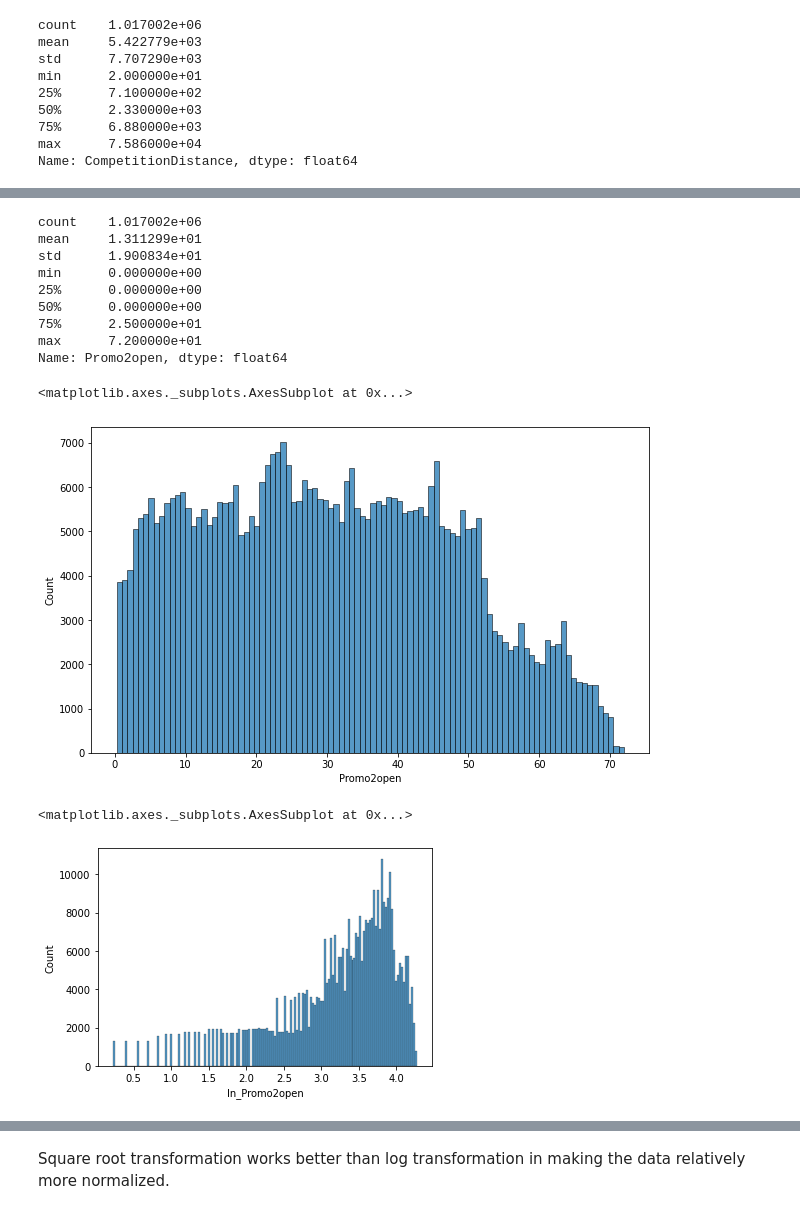
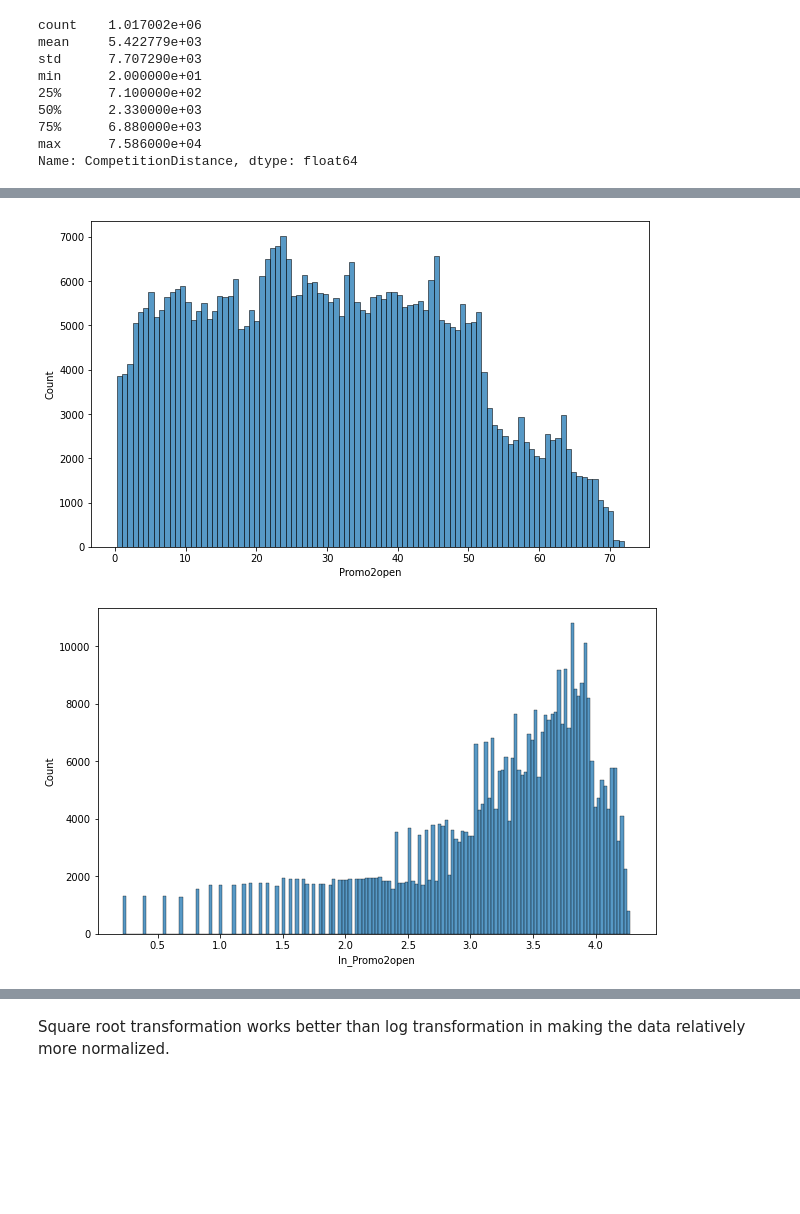
Before and after one commit to priyaregit/Rossmann-Sales-Prediction_Regression_Capstone-Project, a Jupyter notebook: Rossmann_Sales_Prediction_Capstone_Project_2_Supriya.ipynb, the cells around one changed output, grey strips where cells are left out. Saved outputs shown, nothing was run; the diff lists cells and outputs as text; code cells hidden in the pictures; blank space fills up the shorter version.

```diff
--- a/Rossmann_Sales_Prediction_Capstone_Project_2_Supriya.ipynb
+++ b/Rossmann_Sales_Prediction_Capstone_Project_2_Supriya.ipynb
@@ -739,4 +746,5 @@ Name: CompetitionDistance, dtype: float64
 store['ln_CompetitionDistance'] = store['CompetitionDistance'].map(lambda x : np.log(x) if x != 0 else 0)
 # %%
 sns.distplot(store['ln_CompetitionDistance'], color = 'g')
+plt.rcParams['figure.figsize'] = (10, 6)
 # %% [output]
@@ -744,4 +751,5 @@ sns.distplot(store['ln_CompetitionDistance'], color = 'g')
 [figure]
 # %%
 sns.histplot(data = store, x = 'ln_CompetitionDistance')
+plt.rcParams['figure.figsize'] = (10, 6)
 # %% [output]
@@ -752,4 +759,5 @@ store['ln_Sales'] = store['Sales'].map(lambda x : np.log(x) if x != 0 else 0)
 # %%
 
 sns.histplot(data = store, x = 'ln_Sales')
+plt.rcParams['figure.figsize'] = (10, 6)
 # %% [output]
@@ -785,30 +768,18 @@ store.tail(2)
 |  | Store | DayOfWeek | Sales | Open | Promo | StateHoliday | SchoolHoliday | CompetitionDistance | ... |
 | 1017207 | 1115 | 3 | 3697 | 1 | 0 | 0 | 1 | 5350.0 | ... |
 | 1017208 | 1115 | 2 | 0 | 0 | 0 | 1 | 1 | 5350.0 | ... |
-# %%
-store['Promo2open'].describe()
-# %% [output]
-count    1.017002e+06
-mean     1.311299e+01
-std      1.900834e+01
-min      0.000000e+00
-25%      0.000000e+00
-50%      0.000000e+00
-75%      2.500000e+01
-max      7.200000e+01
-Name: Promo2open, dtype: float64
 # %%
 sns.histplot(data = store[ store['Promo2open'] > 0], x = 'Promo2open')
+plt.rcParams['figure.figsize'] = (10, 6)
 # %% [output]
-<matplotlib.axes._subplots.AxesSubplot at 0x...>
 [figure]
 # %%
 store['ln_Promo2open'] = store['Promo2open'].map(lambda x : np.log(x) if x != 0 else 0)
 # %%
 sns.histplot( data = store[ store['ln_Promo2open'] > 0], x = 'ln_Promo2open')
+plt.rcParams['figure.figsize'] = (10, 6)
 # %% [output]
-<matplotlib.axes._subplots.AxesSubplot at 0x...>
-[figure, old version]
+[figure, new version]
 # %%
 store['sqrt_Promo2open'] = store['Promo2open'].map(lambda x : np.sqrt(x) if x != 0 else 0)
 # %%
```
Also changed, not shown: parts of 62 cells of this notebook.
